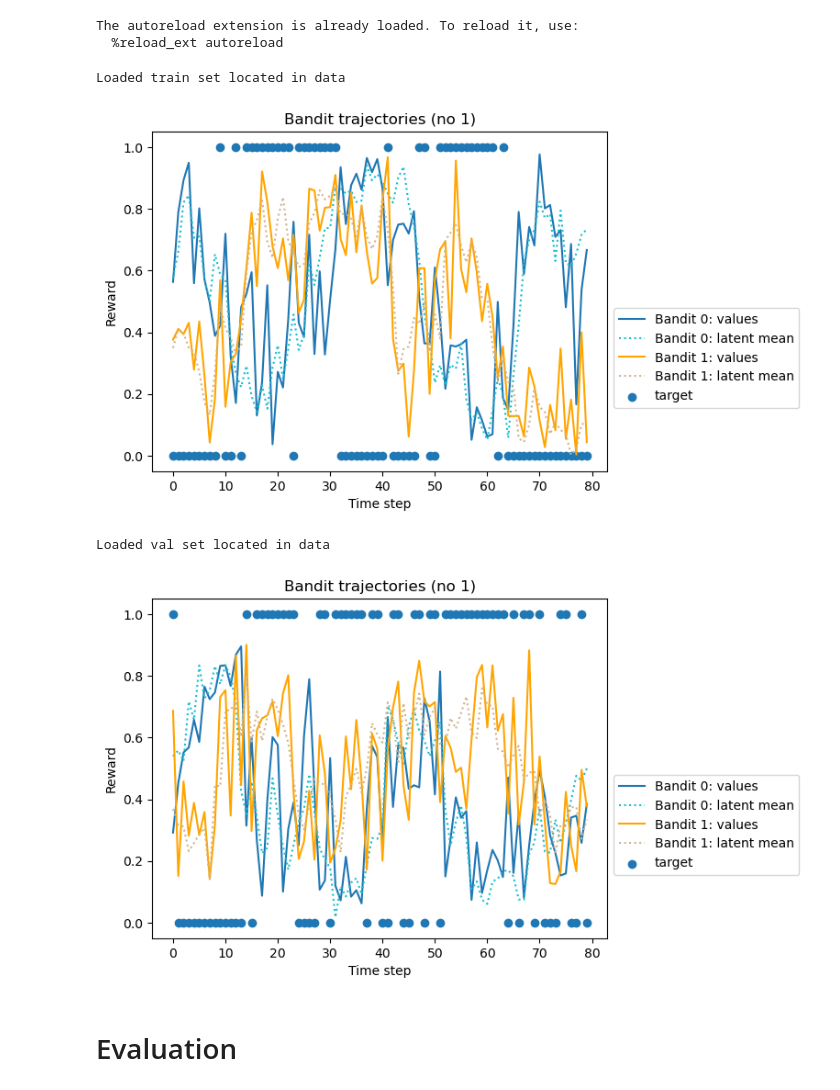
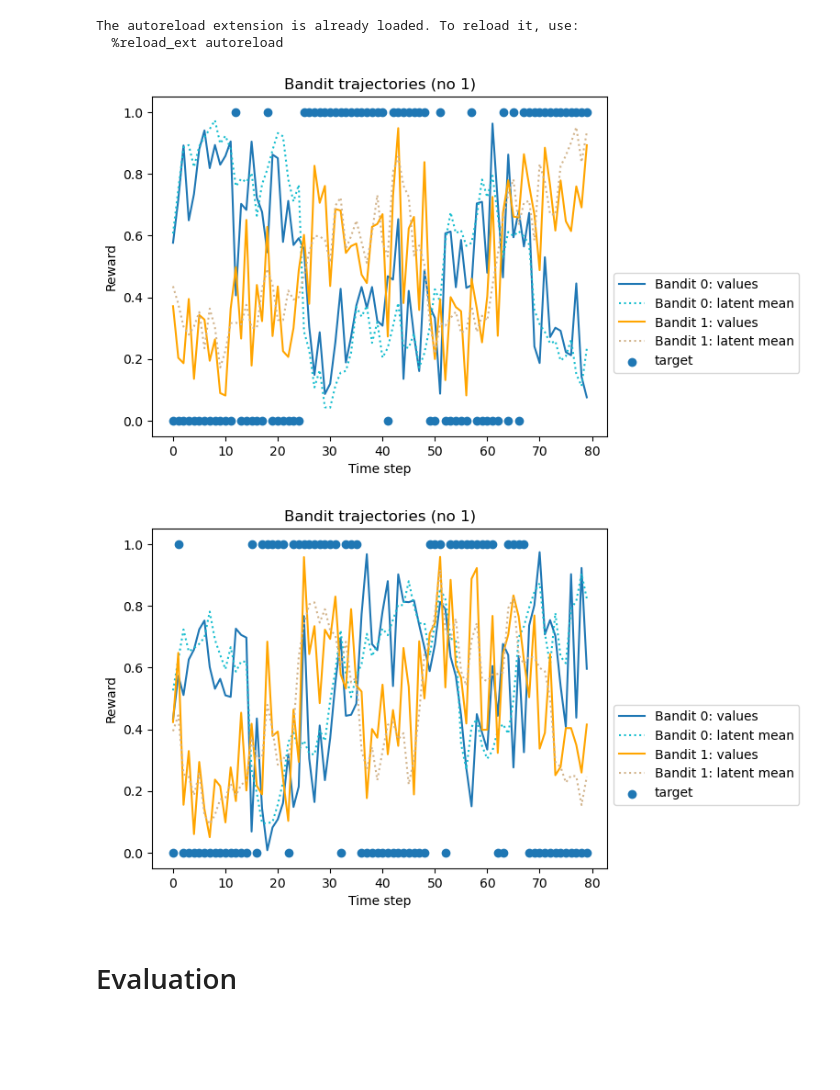
Before and after one commit to atrudel/social_bandit, a Jupyter notebook: visualization.ipynb, the cells around one changed output. Cells and saved outputs as stored; diff of their text form; code cells hidden in the pictures; blank space fills up the shorter version.

```diff
--- a/visualization.ipynb
+++ b/visualization.ipynb
@@ -9,17 +9,15 @@ from RNN import RNN
 from data_generator import BanditDataset
 from evaluation import repeat_probability_eval, quantitative_eval, evaluate, uncertainty_generalization_eval
 # %%
-train_data = BanditDataset('train')
+train_data = BanditDataset.load('train')
 train_data.plot(1)
 # %% [output]
-Loaded train set located in data
-[figure, old version]
+[figure, new version]
 # %%
-val_data = BanditDataset('val')
+val_data = BanditDataset.load('val')
 val_data.plot(1)
 # %% [output]
-Loaded val set located in data
-[figure, old version]
+[figure, new version]
 # %% [markdown]
 # Evaluation
 # %%
```
Also changed, not shown: parts of 2 cells of this notebook, 3 other files.
